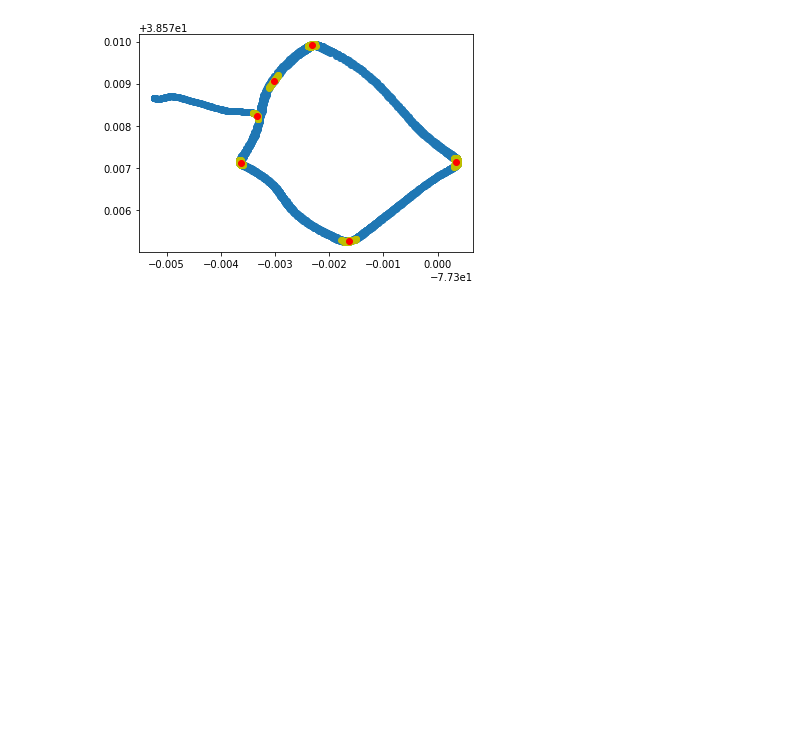
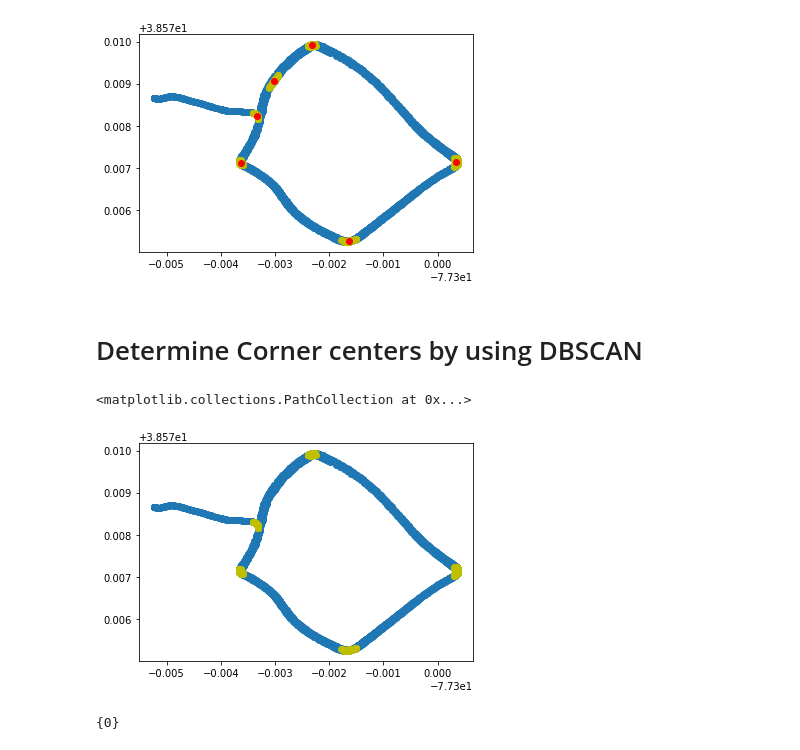
Before and after one commit to pyagoubi/Motorcycle-data, a Jupyter notebook: Motorcycle.ipynb, the cells around one changed output. Cells and saved outputs as stored; diff of their text form; code cells hidden in the pictures; blank space fills up the shorter version.

```diff
--- a/Motorcycle.ipynb
+++ b/Motorcycle.ipynb
@@ -150,3 +150,16 @@ def cornercenters(df, clusters):
 corners = cornercenters(data, clusters=6)
 # %% [output]
 [figure]
+# %% [markdown]
+# Determine Corner centers by using DBSCAN
+# %%
+from sklearn.cluster import DBSCAN
+from geopy.distance import great_circle
+from shapely.geometry import MultiPoint
+
+coords = data.loc[data['corner_a']==1, ['Longitude', 'Latitude']]
+db = DBSCAN(eps=0.02/6371., min_samples=3, algorithm='ball_tree', metric='haversine').fit(np.radians(data.loc[data['corner_a']==1, ['Longitude', 'Latitude']]))
+# %%
+cluster_labels = db.labels_
+num_clusters = len(set(cluster_labels))
+clusters = pd.Series([coords[cluster_labels == n] for n in range(num_clusters)])
@@ -152,0 +168,9 @@ corners = cornercenters(data, clusters=6)
+# %%
+data.loc[data['corner_a']==1, 'DB Labels'] = cluster_labels
+# %%
+  plt.scatter(x=data['Longitude'], y=data['Latitude'])
+  plt.scatter(x=data.loc[(data['DB Labels'] > 0), 'Longitude'], y=data.loc[(data['DB Labels'] > 0),'Latitude'], color = 'y')
+  #plt.scatter(x=x, y=y, color = 'r')
+# %% [output]
+<matplotlib.collections.PathCollection at 0x...>
+[figure, added]
@@ -152,0 +183,4 @@ corners = cornercenters(data, clusters=6)
+# %%
+clusters = pd.Series([coords[cluster_labels == n] for n in range(num_clusters)])
+# %% [output]
+{0}
```
Also changed, not shown: parts of 2 cells of this notebook.
